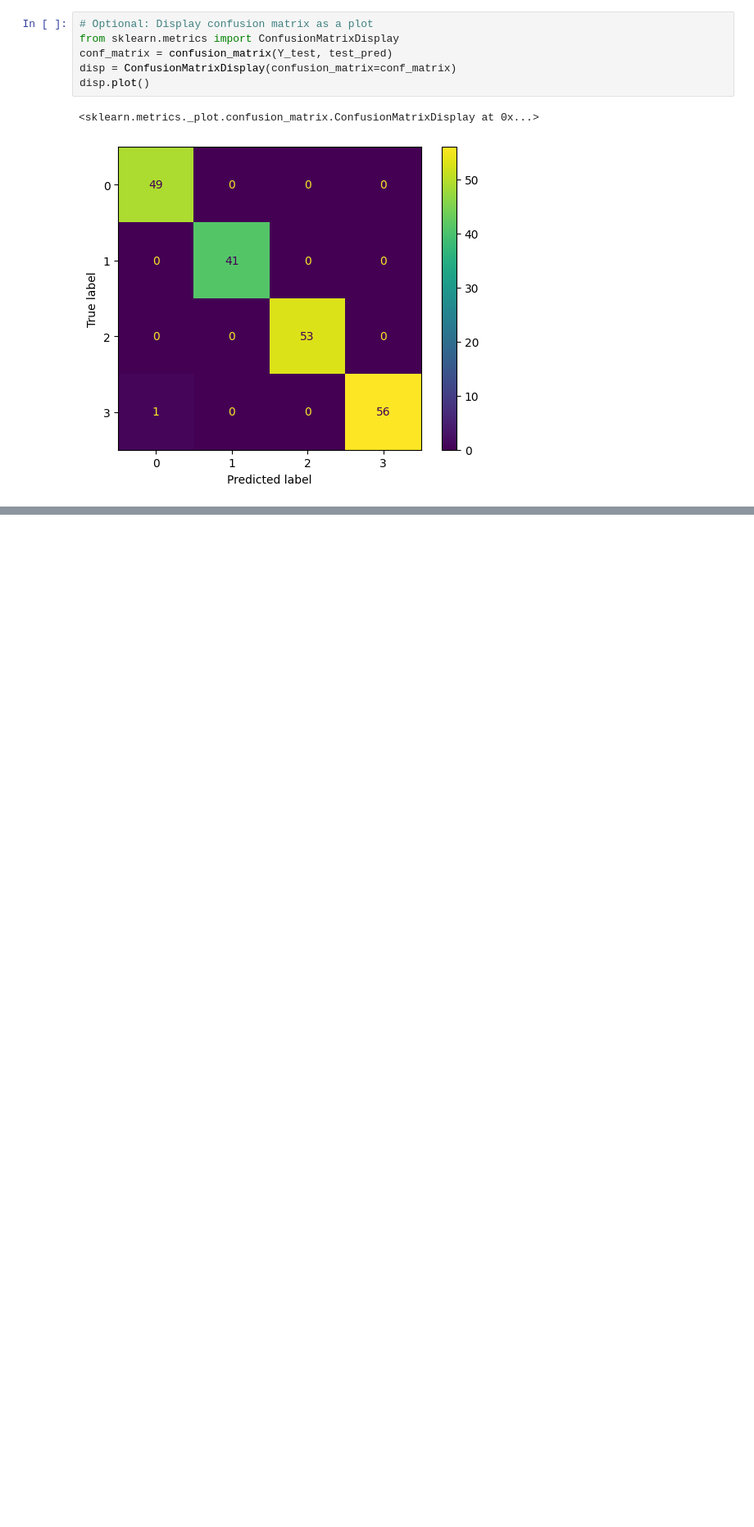
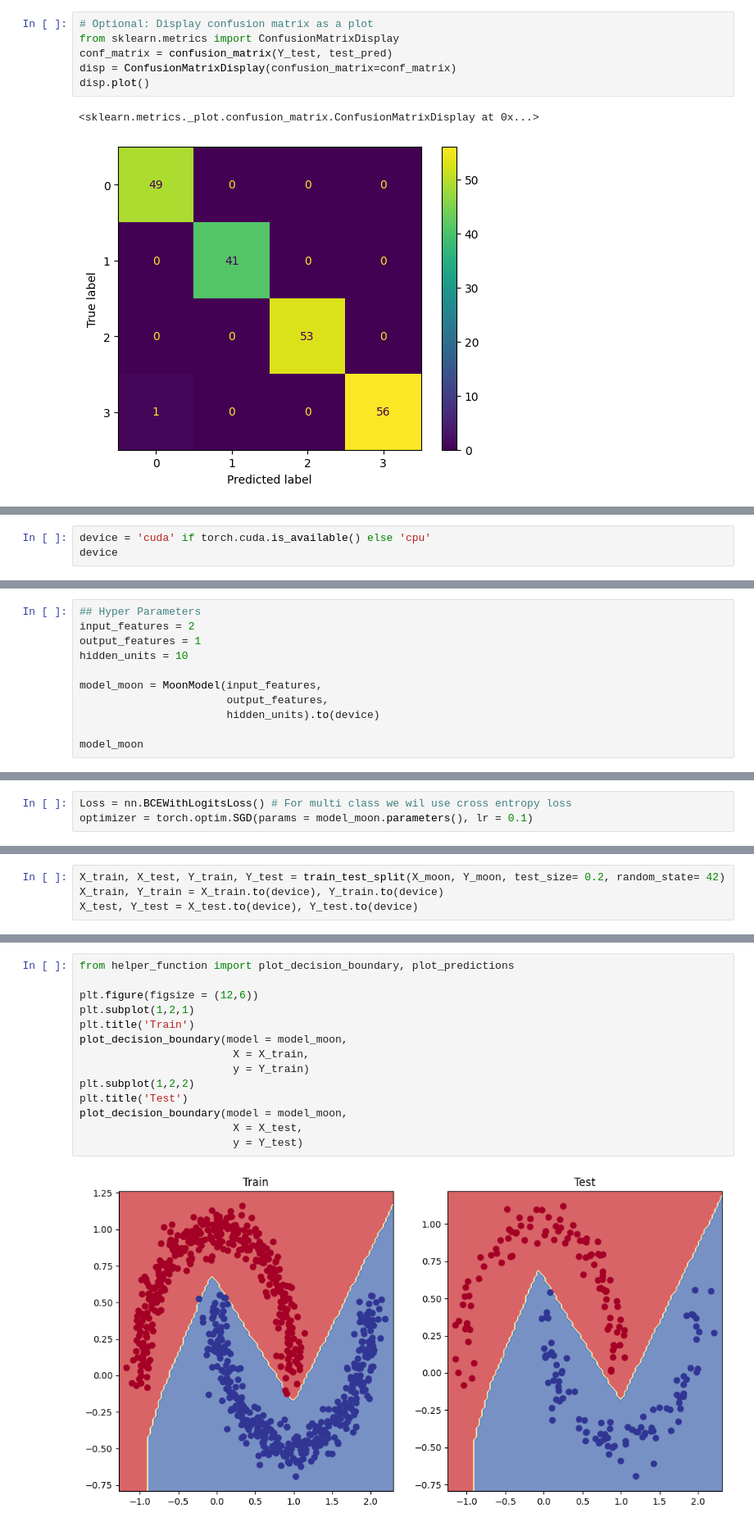
Before and after one commit to Alokiitdh/PyTorch, a Jupyter notebook: 02_PyTorch_NN_Classification.ipynb, the cells around one changed output, grey strips where cells are left out. Shown at 82% size. Drawn from its saved outputs; the diff is of its cells as text; blank space fills up the shorter version.

```diff
--- a/02_PyTorch_NN_Classification.ipynb
+++ b/02_PyTorch_NN_Classification.ipynb
@@ -1115,0 +1176,3 @@ disp.plot()
+# %%
+device = 'cuda' if torch.cuda.is_available() else 'cpu'
+device
@@ -1115,0 +1197,11 @@ disp.plot()
+# %%
+## Hyper Parameters
+input_features = 2
+output_features = 1
+hidden_units = 10
+
+model_moon = MoonModel(input_features,
+                       output_features,
+                       hidden_units).to(device)
+
+model_moon
@@ -1115,0 +1220,3 @@ disp.plot()
+# %%
+Loss = nn.BCEWithLogitsLoss() # For multi class we wil use cross entropy loss
+optimizer = torch.optim.SGD(params = model_moon.parameters(), lr = 0.1)
@@ -1115,0 +1225,4 @@ disp.plot()
+# %%
+X_train, X_test, Y_train, Y_test = train_test_split(X_moon, Y_moon, test_size= 0.2, random_state= 42)
+X_train, Y_train = X_train.to(device), Y_train.to(device)
+X_test, Y_test = X_test.to(device), Y_test.to(device)
@@ -1115,0 +1300,16 @@ disp.plot()
+# %%
+from helper_function import plot_decision_boundary, plot_predictions
+
+plt.figure(figsize = (12,6))
+plt.subplot(1,2,1)
+plt.title('Train')
+plot_decision_boundary(model = model_moon,
+                        X = X_train,
+                        y = Y_train)
+plt.subplot(1,2,2)
+plt.title('Test')
+plot_decision_boundary(model = model_moon,
+                        X = X_test,
+                        y = Y_test)
+# %% [output]
+[figure, added]
```
Also changed, not shown: parts of 19 cells of this notebook.
